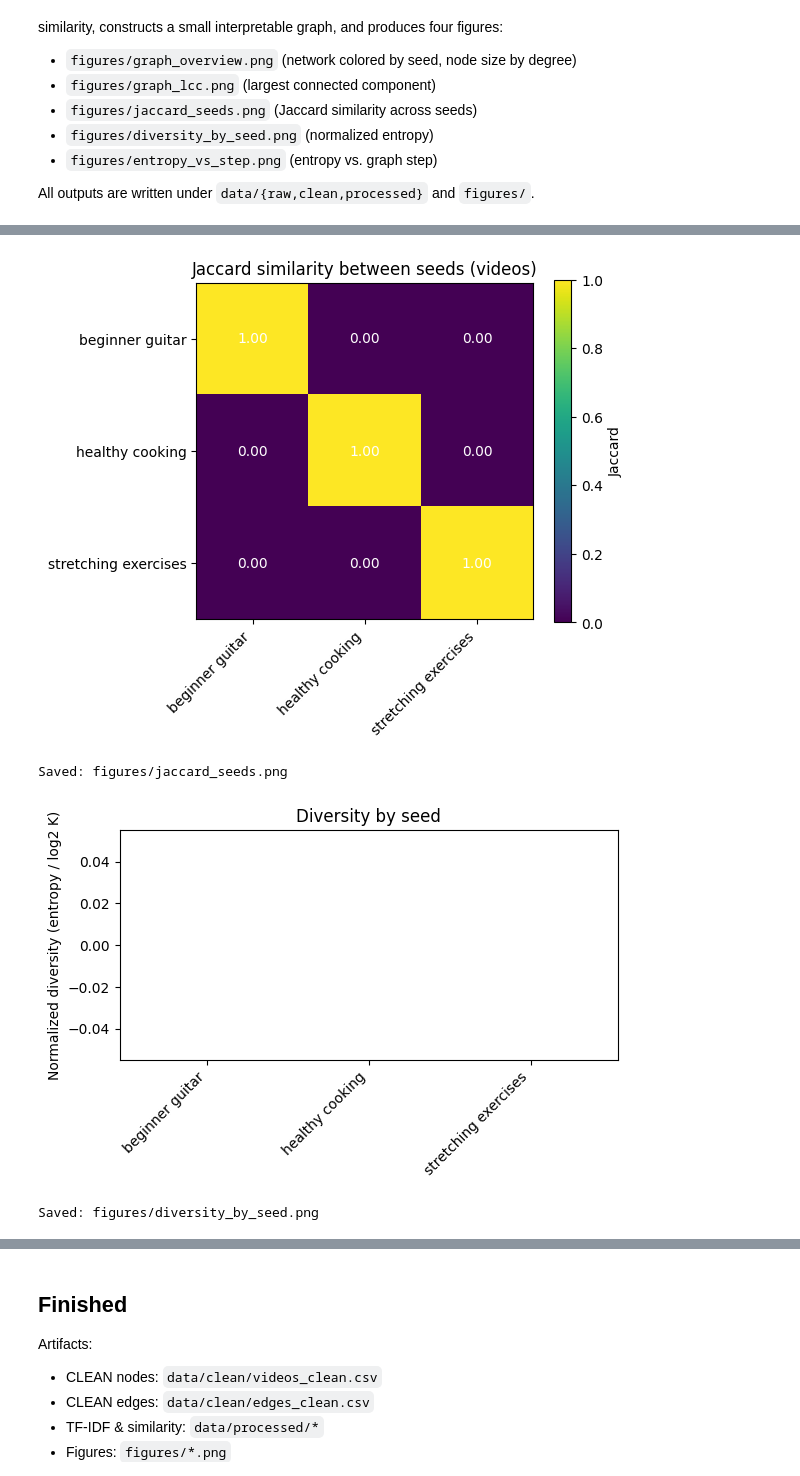
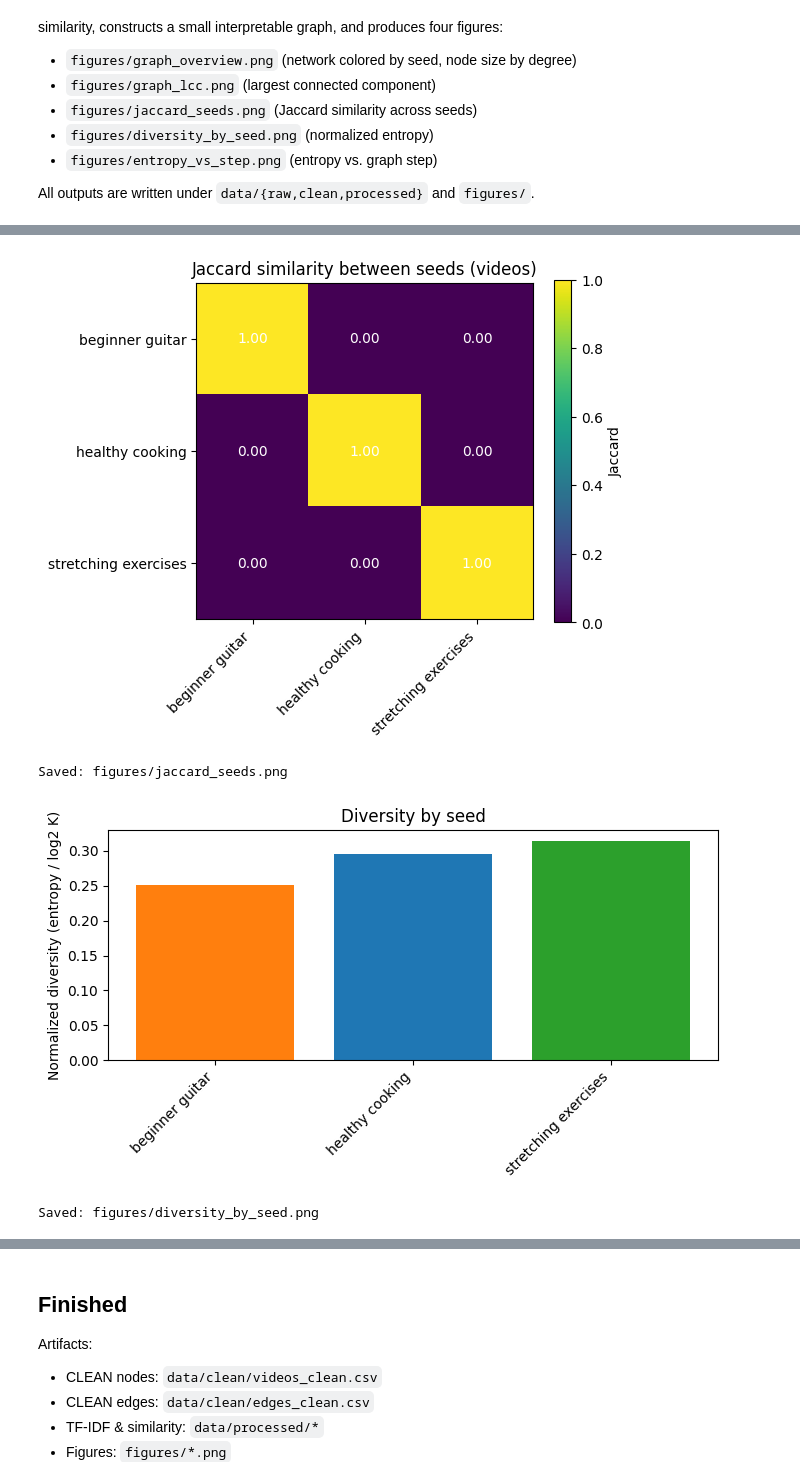
Before and after one commit to Jaderfonseca/youtube-filter-bubbles, a Jupyter notebook: pipeline_clean.ipynb, the cells around one changed output, grey strips where cells are left out. Saved outputs shown, nothing was run; the diff lists cells and outputs as text; code cells hidden in the pictures.

```diff
--- a/pipeline_clean.ipynb
+++ b/pipeline_clean.ipynb
@@ -294,53 +295,100 @@ LCC sizes: {'beginner guitar': 137, 'healthy cooking': 148, 'stretching exercise
 # %%
+# === Similarity & Diversity summaries ===
+# Requires: df_videos (with columns ['video_id','seed_query']), df_edges (['source_video_id','video_id'])
+# Also assumes SEEDS is defined as the list of your three seeds in desired order.
+import math, collections, numpy as np
+import matplotlib.pyplot as plt
+import pandas as pd
+import os
+
+os.makedirs("figures", exist_ok=True)
+
+# ---------- Jaccard similarity between seeds (videos) ----------
 # sets of video_ids by seed
-by_seed = {s: set(df_videos.loc[df_videos["seed_query"]==s, "video_id"]) for s in SEEDS}
+by_seed = {s: set(df_videos.loc[df_videos["seed_query"] == s, "video_id"]) for s in SEEDS}
 
-def jaccard(a,b):
-    inter = len(a & b); uni = len(a | b) or 1
-    return inter/uni
+def jaccard(a, b):
+    inter = len(a & b)
+    uni = len(a | b) or 1
+    return inter / uni
 
-J = np.zeros((len(SEEDS), len(SEEDS)))
-for i,si in enumerate(SEEDS):
-    for j,sj in enumerate(SEEDS):
-        J[i,j] = jaccard(by_seed[si], by_seed[sj])
+J = np.zeros((len(SEEDS), len(SEEDS)), dtype=float)
+for i, si in enumerate(SEEDS):
+    for j, sj in enumerate(SEEDS):
+        J[i, j] = jaccard(by_seed[si], by_seed[sj])
 
-plt.figure(figsize=(6,5))
+plt.figure(figsize=(6, 5))
 plt.imshow(J, vmin=0, vmax=1, cmap="viridis")
 plt.colorbar(label="Jaccard")
 plt.xticks(range(len(SEEDS)), SEEDS, rotation=45, ha="right")
 plt.yticks(range(len(SEEDS)), SEEDS)
 for i in range(len(SEEDS)):
     for j in range(len(SEEDS)):
         plt.text(j, i, f"{J[i,j]:.2f}", ha="center", va="center", color="w")
 plt.title("Jaccard similarity between seeds (videos)")
 plt.tight_layout()
 plt.savefig("figures/jaccard_seeds.png", dpi=150)
 plt.show()
 print("Saved: figures/jaccard_seeds.png")
 
-# normalized entropy per seed (simple diversity indicator)
-def entropy_from_counts(counts):
-    tot = sum(counts.values()) or 1
-    ps = [c/tot for c in counts.values() if c>0]
-    return -sum(p*math.log(p,2) for p in ps)
+# ---------- Diversity by seed (entropy of neighbor seeds reached via edges) ----------
+# Map each video_id -> its (most frequent) seed label
+# If there are duplicates in df_videos for a video_id, use the mode of seed_query.
+seed_per_video = (
+    df_videos.groupby("video_id")["seed_query"]
+    .agg(lambda s: s.mode().iloc[0] if not s.mode().empty else "unknown")
+    .to_dict()
+)
 
-K = len(SEEDS)
-div = {}
-for s in SEEDS:
-    counts = collections.Counter(df_videos.loc[df_videos["seed_query"]==s, "seed_query"])
-    div[s] = entropy_from_counts(counts) / math.log(max(1,K),2)
+# Build, for each seed S, the multiset of neighbor seeds reached from source videos with seed S
+neighbors_by_seed = {s: [] for s in SEEDS}
+if {"source_video_id", "video_id"}.issubset(df_edges.columns):
+    # keep only edges whose endpoints we can map to seeds
+    has_src = df_edges["source_video_id"].isin(seed_per_video)
+    has_dst = df_edges["video_id"].isin(seed_per_video)
+    e2 = df_edges.loc[has_src & has_dst, ["source_video_id", "video_id"]].copy()
 
-plt.figure(figsize=(6,4))
-plt.bar(range(len(SEEDS)), [div[s] for s in SEEDS])
+    # For each edge, look at the seed of its source and the seed of its target
+    src_seeds = e2["source_video_id"].map(seed_per_video)
+    dst_seeds = e2["video_id"].map(seed_per_video)
+
+    for s_src, s_dst in zip(src_seeds, dst_seeds):
+        if s_src in neighbors_by_seed:
+            neighbors_by_seed[s_src].append(s_dst)
+
+def entropy_normalized(labels_list, universe_size):
+    """Shannon entropy of the label distribution, normalized by log2(universe_size)."""
+    cnt = collections.Counter(labels_list)
+    tot = sum(cnt.values())
+    if tot == 0:
+        return 0.0
+    ps = [c / tot for c in cnt.values() if c > 0]
+    H = -sum(p * math.log(p, 2) for p in ps)
+    norm = math.log(max(1, universe_size), 2)
+    return H / norm if norm > 0 else 0.0
+
+K = len(SEEDS)  # normalize by the number of seed categories
+diversity = {s: entropy_normalized(neighbors_by_seed[s], K) for s in SEEDS}
+
+# Use the same soft Tab10-inspired palette you picked elsewhere
+palette = {
+    "healthy cooking":    "#1f77b4",  # soft blue
+    "beginner guitar":    "#ff7f0e",  # soft orange
+    "stretching exercises":"#2ca02c", # soft green
+}
+colors = [palette.get(s, "#1f77b4") for s in SEEDS]
+
+plt.figure(figsize=(7, 4))
+plt.bar(range(len(SEEDS)), [diversity[s] for s in SEEDS], color=colors)
 plt.xticks(range(len(SEEDS)), SEEDS, rotation=45, ha="right")
 plt.ylabel("Normalized diversity (entropy / log2 K)")
 plt.title("Diversity by seed")
 plt.tight_layout()
 plt.savefig("figures/diversity_by_seed.png", dpi=150)
 plt.show()
 print("Saved: figures/diversity_by_seed.png")
 # %% [output]
 [figure]
 Saved: figures/jaccard_seeds.png
-[figure, old version]
+[figure, new version]
 Saved: figures/diversity_by_seed.png
```
Also changed, not shown: parts of 7 cells of this notebook.
